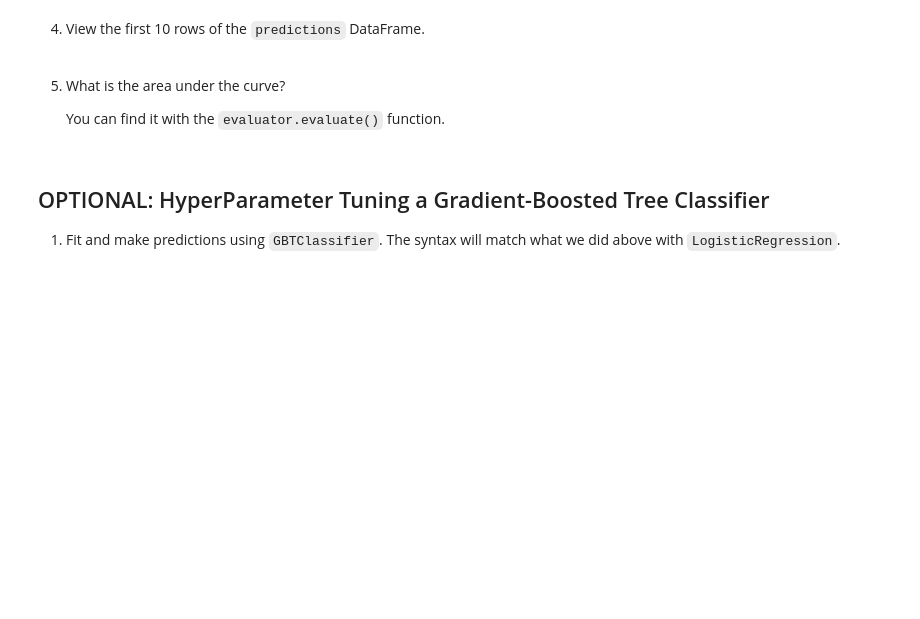
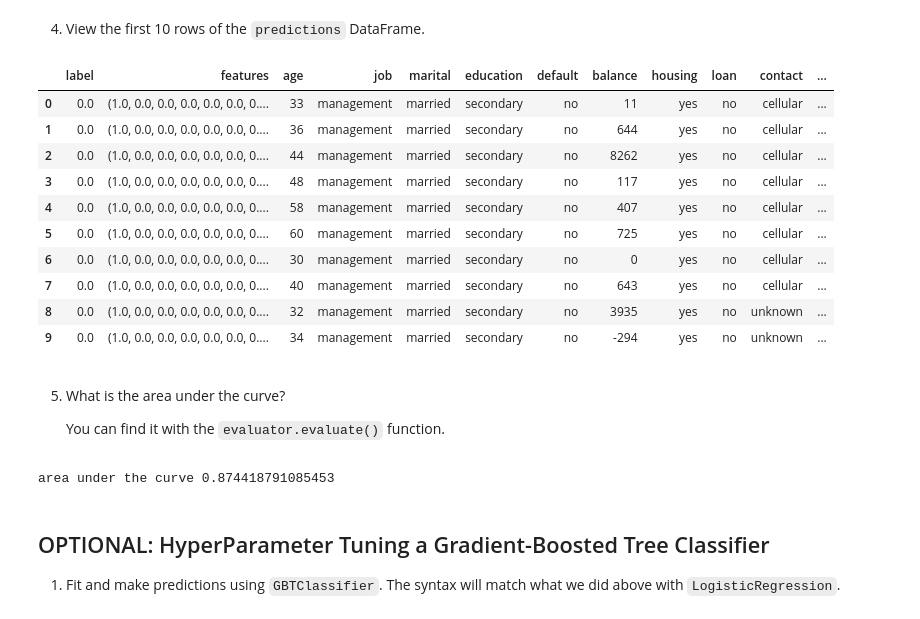
Before and after one commit to draganostojic/MLE-10, a Jupyter notebook: assignments/week-05-big-data/nb/subscription-prediction.ipynb, the cells around one changed output. Cells and saved outputs as stored; diff of their text form; code cells hidden in the pictures; blank space fills up the shorter version.

```diff
--- a/assignments/week-05-big-data/nb/subscription-prediction.ipynb
+++ b/assignments/week-05-big-data/nb/subscription-prediction.ipynb
@@ -541,6 +541,8 @@ Optional:
 from pyspark.ml.classification import LogisticRegression
 
 # [YOUR CODE HERE]
+lr = LogisticRegression(featuresCol = 'features', labelCol = 'label', maxIter=10)
+lrModel = lr.fit(train)
 # %% [markdown]
 2. We can obtain the coefficients by using logistic regression model’s attributes. Look at the following plot of the beta coefficients.
 # %%
@@ -553,11 +557,24 @@ plt.show()
 # %% [markdown]
 3. Use the `.transform()` method to make predictions and save them as `predictions`.
 # %%
-predictions = None # [YOUR CODE HERE]
+predictions = lrModel.transform(test) # [YOUR CODE HERE]
 # %% [markdown]
 4. View the first 10 rows of the `predictions` DataFrame.
 # %%
 # [YOUR CODE HERE]
+pd.DataFrame(data=predictions.take(10), columns=predictions.columns)
+# %% [output]
+|  | label | features | age | job | marital | education | default | balance | housing | loan | contact | ... |
+| 0 | 0.0 | (1.0, 0.0, 0.0, 0.0, 0.0, 0.0, 0.... | 33 | management | married | secondary | no | 11 | yes | no | cellular | ... |
+| 1 | 0.0 | (1.0, 0.0, 0.0, 0.0, 0.0, 0.0, 0.... | 36 | management | married | secondary | no | 644 | yes | no | cellular | ... |
+| 2 | 0.0 | (1.0, 0.0, 0.0, 0.0, 0.0, 0.0, 0.... | 44 | management | married | secondary | no | 8262 | yes | no | cellular | ... |
+| 3 | 0.0 | (1.0, 0.0, 0.0, 0.0, 0.0, 0.0, 0.... | 48 | management | married | secondary | no | 117 | yes | no | cellular | ... |
+| 4 | 0.0 | (1.0, 0.0, 0.0, 0.0, 0.0, 0.0, 0.... | 58 | management | married | secondary | no | 407 | yes | no | cellular | ... |
+| 5 | 0.0 | (1.0, 0.0, 0.0, 0.0, 0.0, 0.0, 0.... | 60 | management | married | secondary | no | 725 | yes | no | cellular | ... |
+| 6 | 0.0 | (1.0, 0.0, 0.0, 0.0, 0.0, 0.0, 0.... | 30 | management | married | secondary | no | 0 | yes | no | cellular | ... |
+| 7 | 0.0 | (1.0, 0.0, 0.0, 0.0, 0.0, 0.0, 0.... | 40 | management | married | secondary | no | 643 | yes | no | cellular | ... |
+| 8 | 0.0 | (1.0, 0.0, 0.0, 0.0, 0.0, 0.0, 0.... | 32 | management | married | secondary | no | 3935 | yes | no | unknown | ... |
+| 9 | 0.0 | (1.0, 0.0, 0.0, 0.0, 0.0, 0.0, 0.... | 34 | management | married | secondary | no | -294 | yes | no | unknown | ... |
 # %% [markdown]
 5. What is the area under the curve?
 
@@ -567,6 +584,9 @@ from pyspark.ml.evaluation import BinaryClassificationEvaluator
 
 evaluator = BinaryClassificationEvaluator()
 # [YOUR CODE HERE]
+print(f"area under the curve {evaluator.evaluate(predictions)}")
+# %% [output]
+area under the curve 0.874418791085453
 # %% [markdown]
 ## OPTIONAL: HyperParameter Tuning a Gradient-Boosted Tree Classifier
 
```
Also changed, not shown: parts of 3 cells of this notebook.
